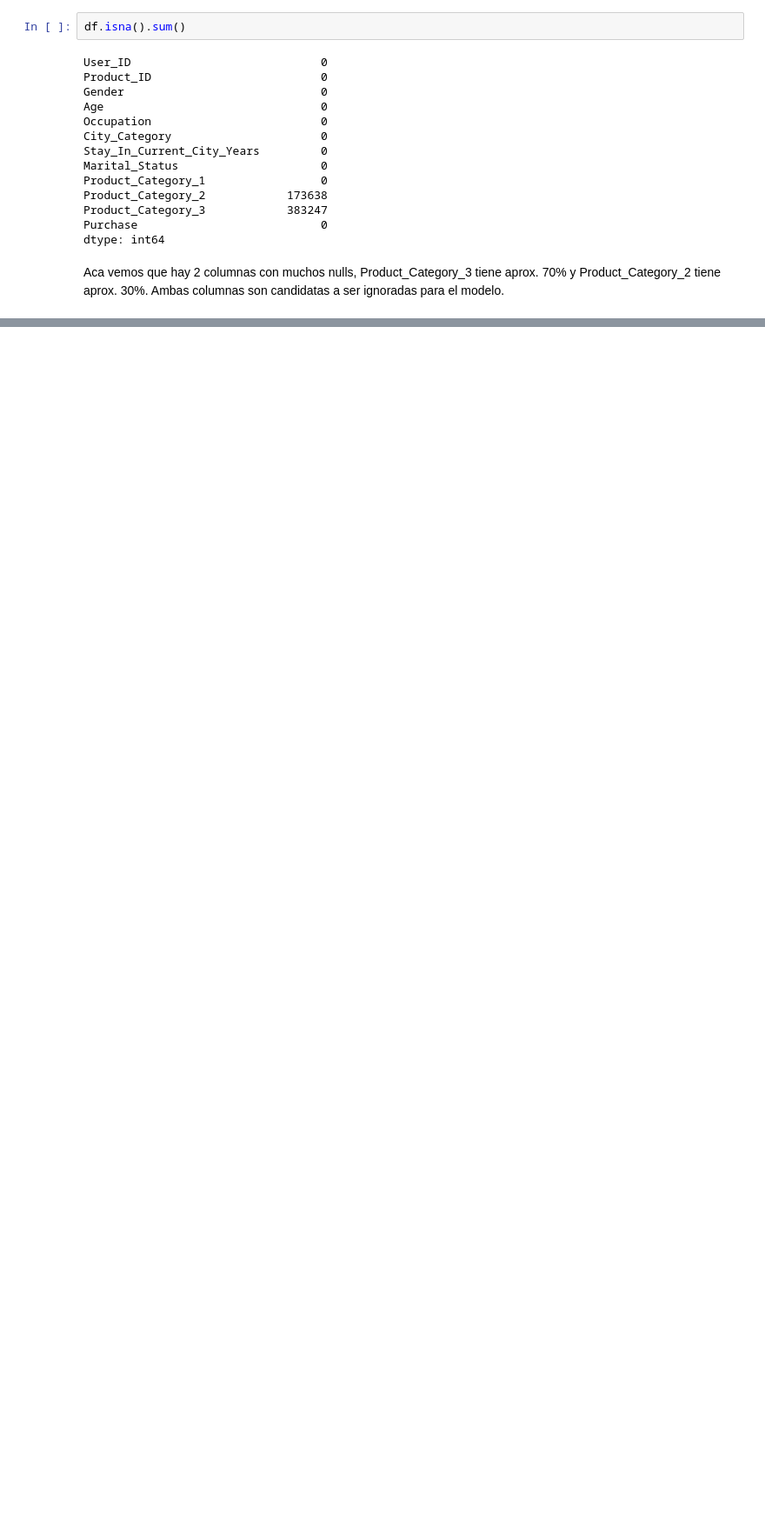
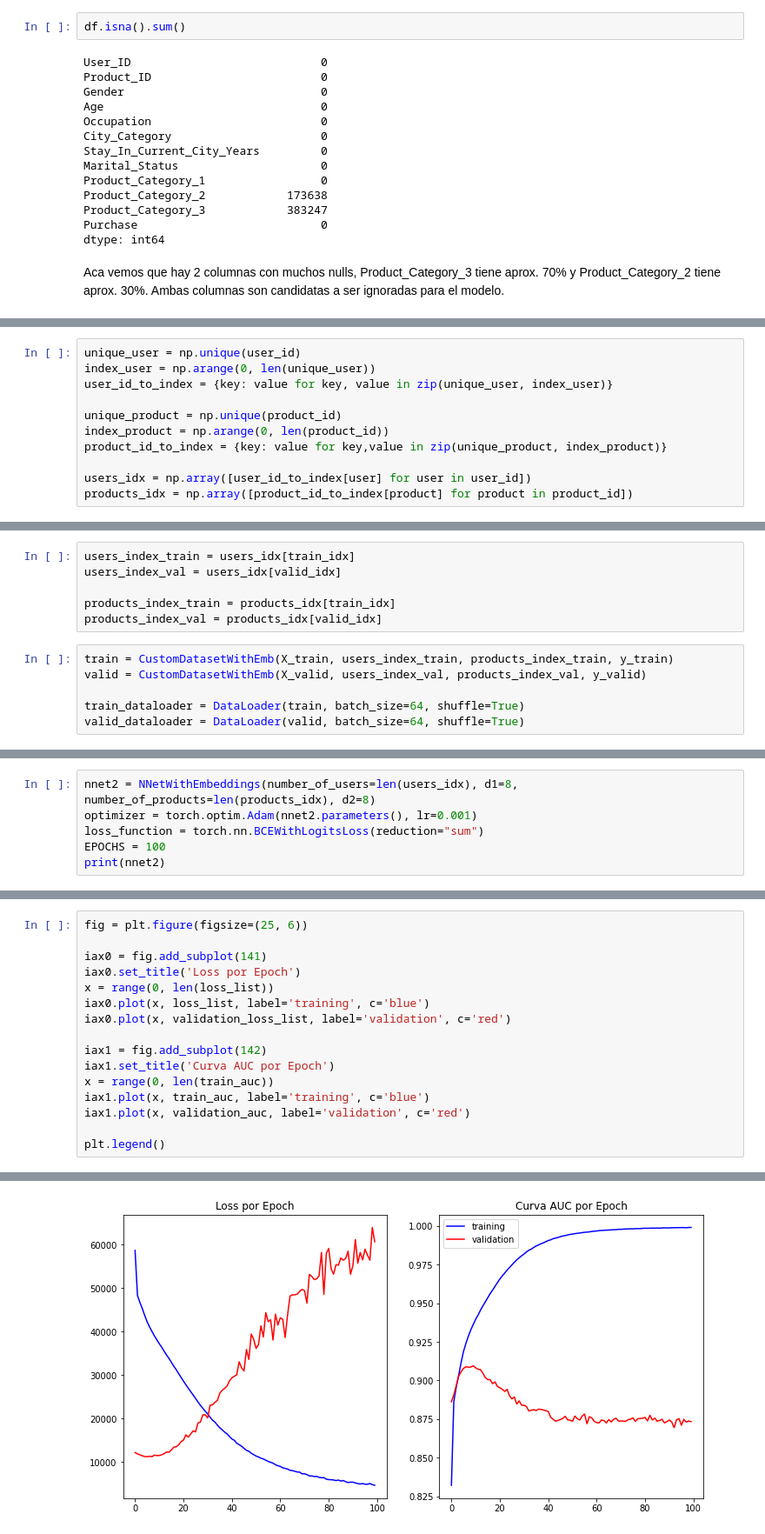
Before and after one commit to lrivela/ap-rivela, a Jupyter notebook: examen/rivela-examen-ap-coh5.ipynb, the cells around one changed output, grey strips where cells are left out. Shown: that part at 87% size. Saved outputs shown, nothing was run; the diff lists cells and outputs as text; blank space fills up the shorter version.

```diff
--- a/examen/rivela-examen-ap-coh5.ipynb
+++ b/examen/rivela-examen-ap-coh5.ipynb
@@ -513,0 +895,11 @@ Aca vemos que hay 2 columnas con muchos nulls, Product_Category_3 tiene aprox. 7
+# %%
+unique_user = np.unique(user_id)
+index_user = np.arange(0, len(unique_user))
+user_id_to_index = {key: value for key, value in zip(unique_user, index_user)}
+
+unique_product = np.unique(product_id)
+index_product = np.arange(0, len(product_id))
+product_id_to_index = {key: value for key,value in zip(unique_product, index_product)}
+
+users_idx = np.array([user_id_to_index[user] for user in user_id])
+products_idx = np.array([product_id_to_index[product] for product in product_id])
@@ -513,0 +936,12 @@ Aca vemos que hay 2 columnas con muchos nulls, Product_Category_3 tiene aprox. 7
+# %%
+users_index_train = users_idx[train_idx]
+users_index_val = users_idx[valid_idx]
+
+products_index_train = products_idx[train_idx]
+products_index_val = products_idx[valid_idx]
+# %%
+train = CustomDatasetWithEmb(X_train, users_index_train, products_index_train, y_train)
+valid = CustomDatasetWithEmb(X_valid, users_index_val, products_index_val, y_valid)
+
+train_dataloader = DataLoader(train, batch_size=64, shuffle=True)
+valid_dataloader = DataLoader(valid, batch_size=64, shuffle=True)
@@ -513,0 +992,6 @@ Aca vemos que hay 2 columnas con muchos nulls, Product_Category_3 tiene aprox. 7
+# %%
+nnet2 = NNetWithEmbeddings(number_of_users=len(users_idx), d1=8, number_of_products=len(products_idx), d2=8)
+optimizer = torch.optim.Adam(nnet2.parameters(), lr=0.001)
+loss_function = torch.nn.BCEWithLogitsLoss(reduction="sum")
+EPOCHS = 100
+print(nnet2)
@@ -513,0 +1115,17 @@ Aca vemos que hay 2 columnas con muchos nulls, Product_Category_3 tiene aprox. 7
+# %%
+fig = plt.figure(figsize=(25, 6))
+
+iax0 = fig.add_subplot(141)
+iax0.set_title('Loss por Epoch')
+x = range(0, len(loss_list))
+iax0.plot(x, loss_list, label='training', c='blue')
+iax0.plot(x, validation_loss_list, label='validation', c='red')
+
+iax1 = fig.add_subplot(142)
+iax1.set_title('Curva AUC por Epoch')
+x = range(0, len(train_auc))
+iax1.plot(x, train_auc, label='training', c='blue')
+iax1.plot(x, validation_auc, label='validation', c='red')
+
+plt.legend()
+# %% [output]
@@ -513,0 +1133 @@ Aca vemos que hay 2 columnas con muchos nulls, Product_Category_3 tiene aprox. 7
+[figure, added]
```
Also changed, not shown: parts of 46 cells of this notebook.
